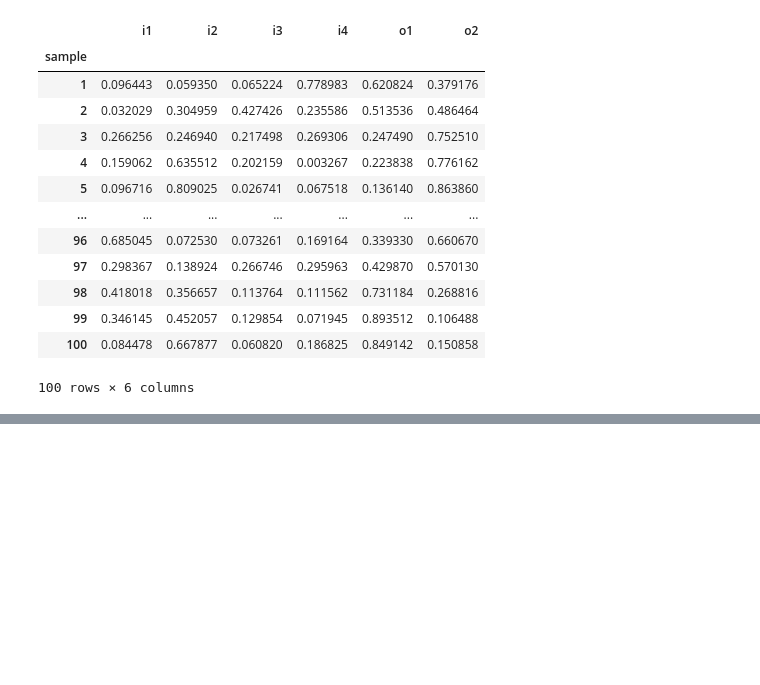
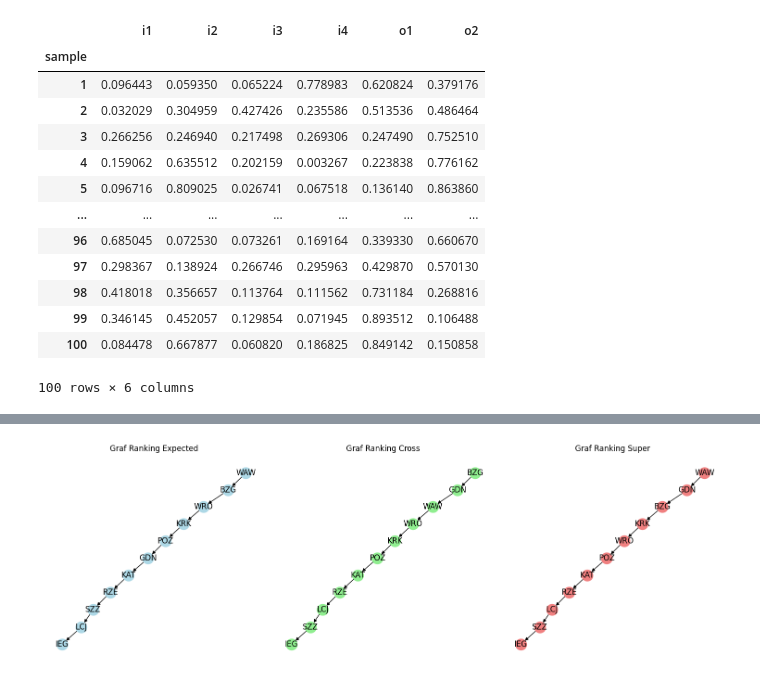
Before and after one commit to majsterkovic/iswd-project-6, a Jupyter notebook: projekt6.ipynb, the cells around one changed output, grey strips where cells are left out. Cells and saved outputs as stored; diff of their text form; code cells hidden in the pictures; blank space fills up the shorter version.

Commit message:
Add final rankings

```diff
--- a/projekt6.ipynb
+++ b/projekt6.ipynb
@@ -213,0 +401,3 @@ theta: 0.91139241
+# %%
+cross_efficiency = compute_cross_eff_matrix(input_df, output_df)
+cross_efficiency
@@ -231,0 +513,7 @@ data_df
+# %%
+final_results = pd.DataFrame(index=counts.index)
+final_results['expected'] = counts['expected']
+final_results['cross'] = cross_efficiency.loc['Average']
+final_results['super'] = results_df['super_eff']
+
+final_results
@@ -231,0 +533,9 @@ data_df
+# %%
+# create 3 rankings
+final_results['expected_rank'] = final_results['expected'].rank(ascending=False)
+
+final_results['cross_rank'] = final_results['cross'].rank(ascending=False)
+
+final_results['super_rank'] = final_results['super'].rank(ascending=False)
+
+final_results.round(3)
@@ -231,0 +559,38 @@ data_df
+# %%
+def create_graph(ranking):
+    G = nx.DiGraph()
+    sorted_units = ranking.sort_values().index
+    for i in range(len(sorted_units) - 1):
+        G.add_edge(sorted_units[i], sorted_units[i + 1])
+    return G
+
+# Tworzenie grafów dla każdego rankingu
+G_expected = create_graph(final_results['expected_rank'])
+G_cross = create_graph(final_results['cross_rank'])
+G_super = create_graph(final_results['super_rank'])
+
+# Rysowanie grafów
+plt.figure(figsize=(15, 5))
+
+# Graf Expected
+plt.subplot(1, 3, 1)
+pos = nx.kamada_kawai_layout(G_expected)
+nx.draw(G_expected, pos, with_labels=True, node_color='lightblue', arrows=True)
+plt.title('Graf Ranking Expected')
+
+# Graf Cross
+plt.subplot(1, 3, 2)
+pos = nx.kamada_kawai_layout(G_cross)
+nx.draw(G_cross, pos, with_labels=True, node_color='lightgreen', arrows=True)
+plt.title('Graf Ranking Cross')
+
+# Graf Super
+plt.subplot(1, 3, 3)
+pos = nx.kamada_kawai_layout(G_super)
+nx.draw(G_super, pos, with_labels=True, node_color='lightcoral', arrows=True)
+plt.title('Graf Ranking Super')
+
+plt.tight_layout()
+plt.show()
+# %% [output]
+[figure, added]
```
Also changed, not shown: parts of 50 cells of this notebook.
